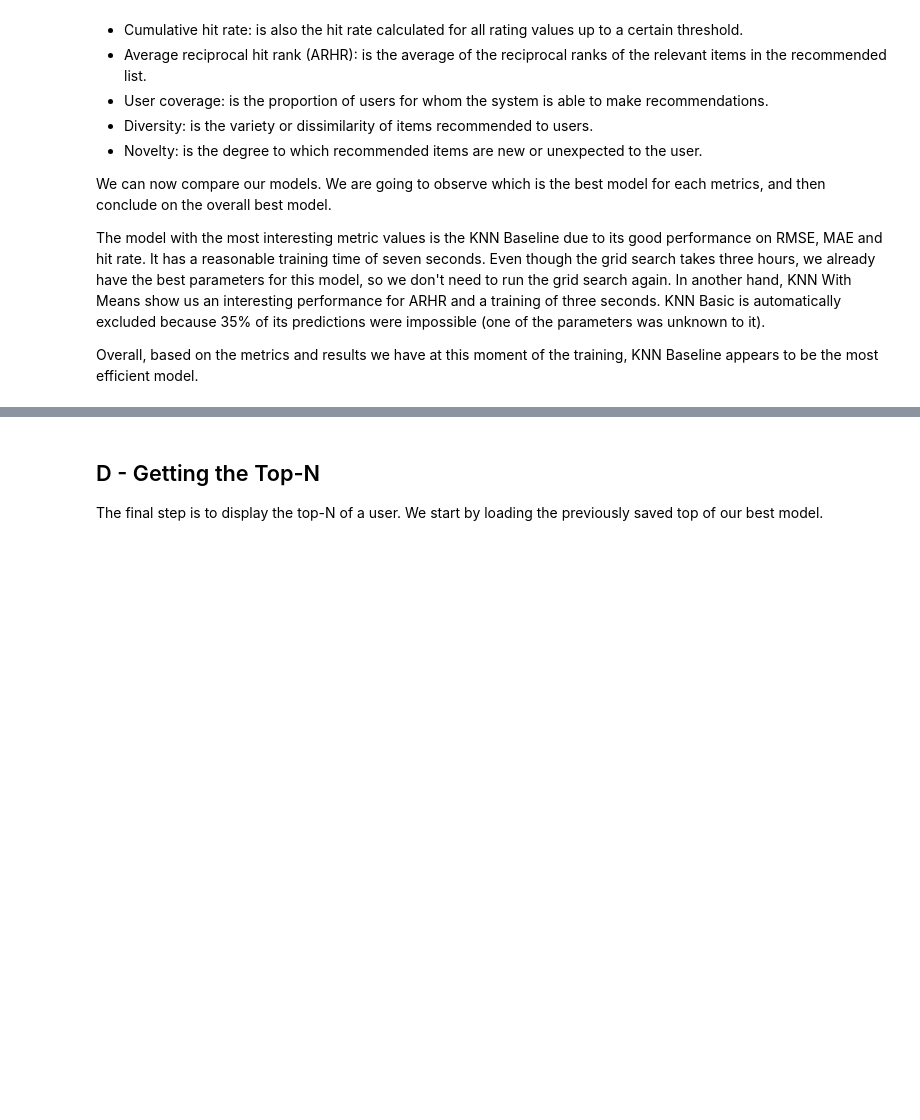
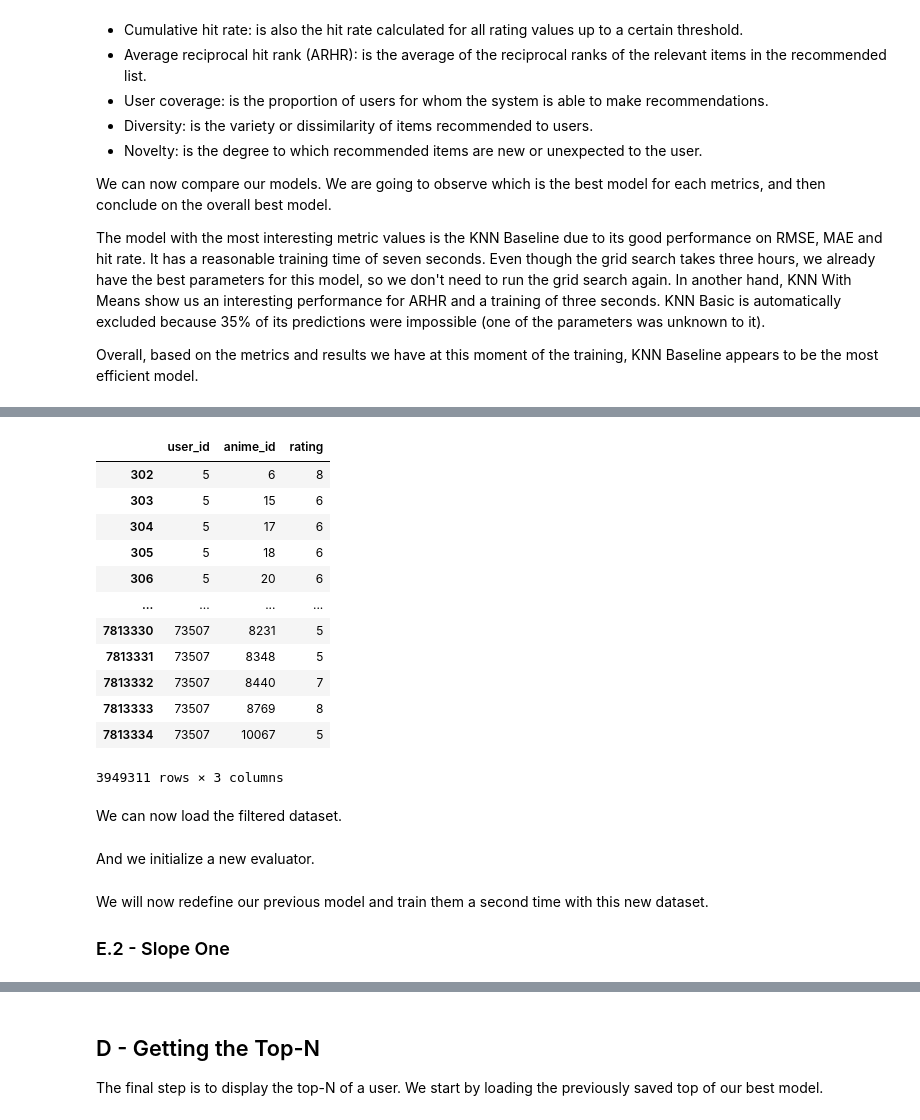
Before and after one commit to EmpireDemocratiqueDuPoulpe/Cours-IA, a Jupyter notebook: 5MLRE/Project/notebooks/en/2-Collaborative_filtering.ipynb, the cells around one changed output, grey strips where cells are left out. Cells and saved outputs as stored; diff of their text form; code cells hidden in the pictures; blank space fills up the shorter version.

Commit message:
5MLRE: Collaborative filtering : Added the filtered dataset

```diff
--- a/5MLRE/Project/notebooks/en/2-Collaborative_filtering.ipynb
+++ b/5MLRE/Project/notebooks/en/2-Collaborative_filtering.ipynb
@@ -369,0 +376,30 @@ Overall, based on the metrics and results we have at this moment of the training
+# %%
+data_filtered = pandas.read_csv((DATA_FOLDER / "rating.csv"), dtype={"user_id": str, "anime_id": str})
+
+# Calculate the data filters
+ratings_per_users = data_filtered.value_counts(subset="user_id").reset_index(name="count")
+ratings_per_anime = data_filtered.value_counts(subset="anime_id").reset_index(name="count")
+
+# Apply the filters
+min_n_ratings = 200
+data_filtered = data_filtered[data_filtered["user_id"].isin(ratings_per_users[ratings_per_users["count"] > min_n_ratings]["user_id"])]
+data_filtered = data_filtered[data_filtered["anime_id"].isin(ratings_per_anime[ratings_per_anime["count"] > min_n_ratings]["anime_id"])]
+
+# Save the file
+data_filtered.to_csv((DATA_FOLDER / "rating_filtered_min_rating_200.csv"), index=False, mode="w")
+# %% [output]
+|  | user_id | anime_id | rating |
+| 302 | 5 | 6 | 8 |
+| 303 | 5 | 15 | 6 |
+| 304 | 5 | 17 | 6 |
+| 305 | 5 | 18 | 6 |
+| 306 | 5 | 20 | 6 |
+| ... | ... | ... | ... |
+| 7813330 | 73507 | 8231 | 5 |
+| 7813331 | 73507 | 8348 | 5 |
+| 7813332 | 73507 | 8440 | 7 |
+| 7813333 | 73507 | 8769 | 8 |
+| 7813334 | 73507 | 10067 | 5 |
+3949311 rows × 3 columns
+# %% [markdown]
+We can now load the filtered dataset.
@@ -369,0 +412,2 @@ Overall, based on the metrics and results we have at this moment of the training
+# %% [markdown]
+And we initialize a new evaluator.
@@ -369,0 +416,4 @@ Overall, based on the metrics and results we have at this moment of the training
+# %% [markdown]
+We will now redefine our previous model and train them a second time with this new dataset.
+
+### E.2 - Slope One
```
Also changed, not shown: parts of 16 cells of this notebook.
